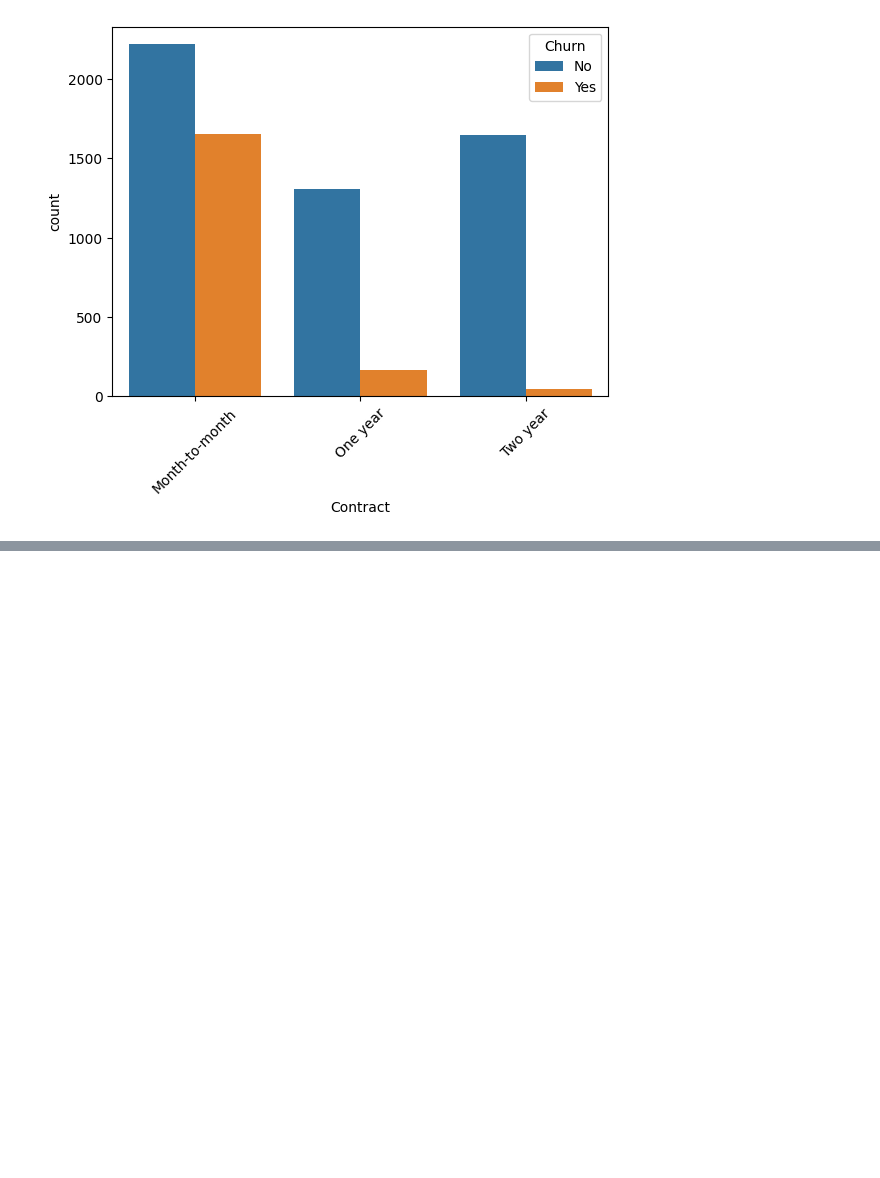
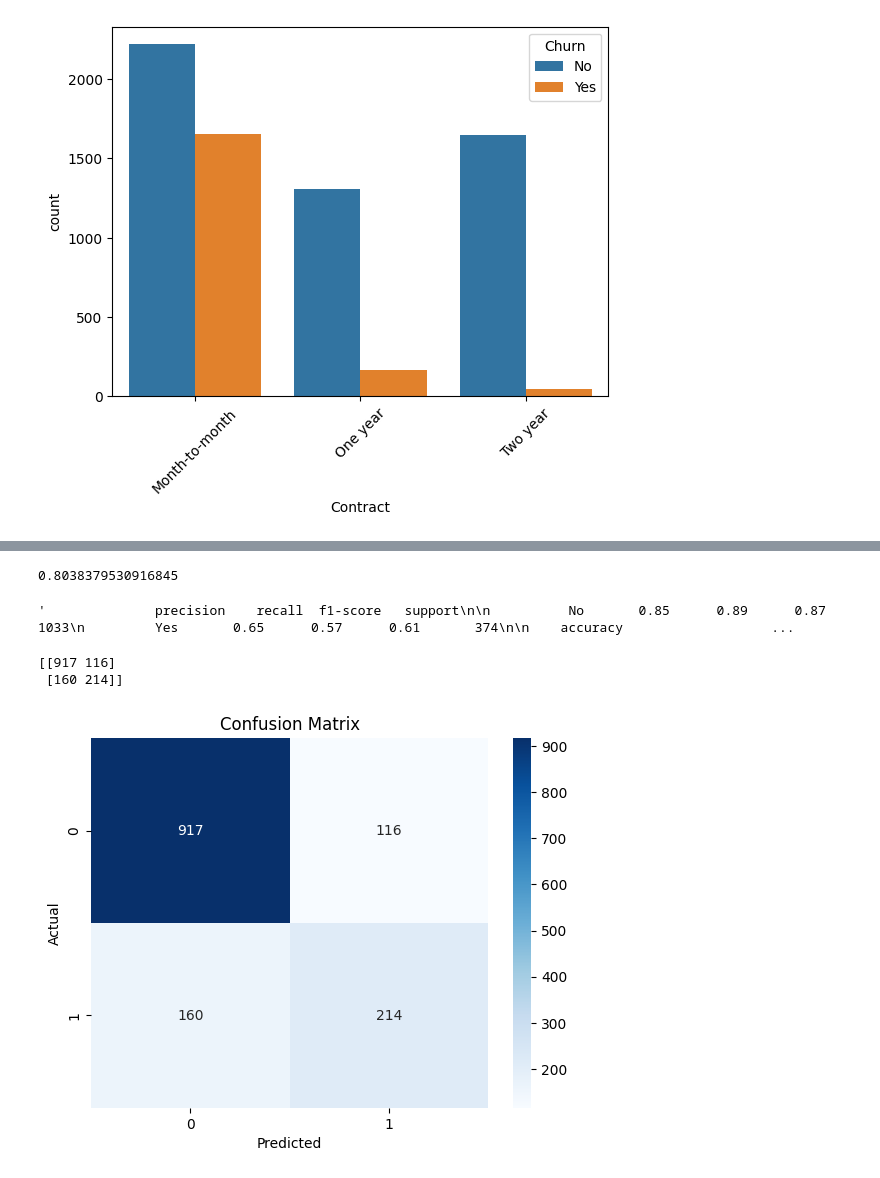
Before and after one commit to anubhavsingh23906-code/Customer-Churn-Prediction, a Jupyter notebook: Untitled20.ipynb, the cells around one changed output, grey strips where cells are left out. Drawn from its saved outputs; the diff is of its cells as text; code cells hidden in the pictures; blank space fills up the shorter version.

```diff
--- a/Untitled20.ipynb
+++ b/Untitled20.ipynb
@@ -163,0 +305,10 @@ plt.show()
+# %%
+from sklearn.pipeline import Pipeline
+from sklearn.linear_model import LogisticRegression
+
+pipeline = Pipeline([
+    ('preprocessor', preprocessor),
+    ('model', LogisticRegression(max_iter=1000))
+])
+# %%
+pipeline.fit(X_train, y_train)
@@ -163,0 +368,37 @@ plt.show()
+# %%
+accuracy_score(y_test, y_pred)
+# %% [output]
+0.8038379530916845
+# %%
+confusion_matrix(y_test, y_pred)
+classification_report(y_test, y_pred)
+# %% [output]
+'              precision    recall  f1-score   support\n\n          No       0.85      0.89      0.87      1033\n         Yes       0.65      0.57      0.61       374\n\n    accuracy                   ...
+# %%
+y_pred = pipeline.predict(X_test)
+# %%
+from sklearn.metrics import confusion_matrix
+
+cm = confusion_matrix(y_test, y_pred)
+
+print(cm)
+# %% [output]
+[[917 116]
+ [160 214]]
+# %%
+import seaborn as sns
+import matplotlib.pyplot as plt
+
+sns.heatmap(
+    cm,
+    annot=True,
+    fmt='d',
+    cmap='Blues'
+)
+
+plt.xlabel("Predicted")
+plt.ylabel("Actual")
+plt.title("Confusion Matrix")
+plt.show()
+# %% [output]
+[figure, added]
```
Also changed, not shown: parts of 33 cells of this notebook.
